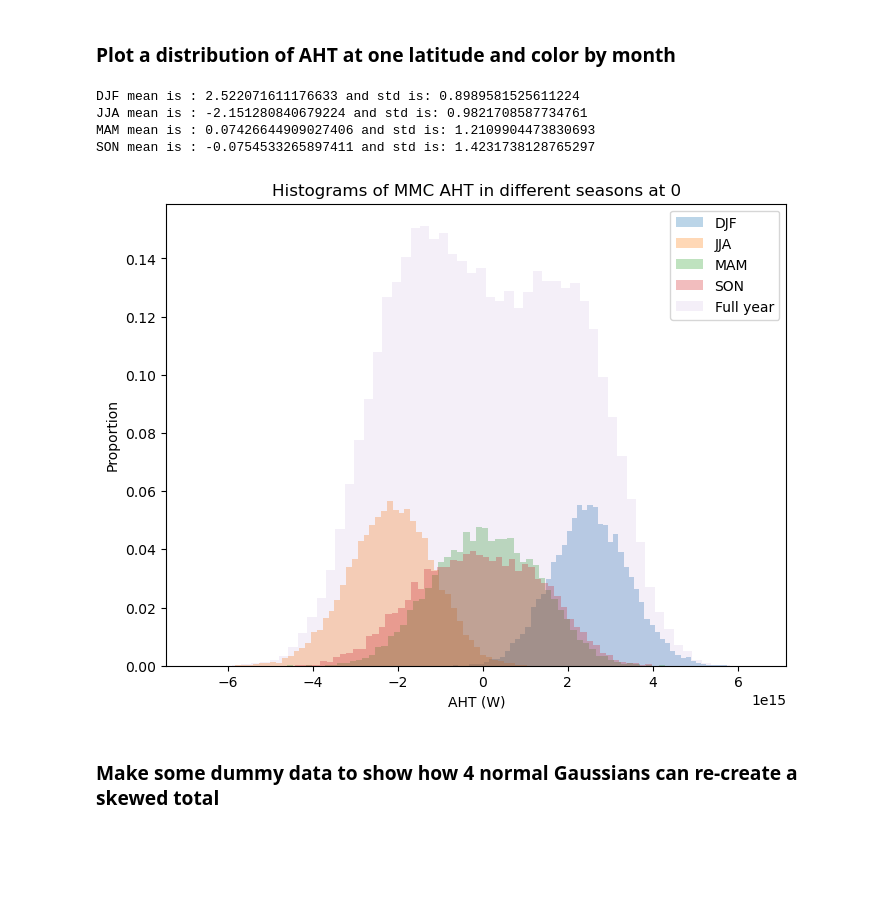
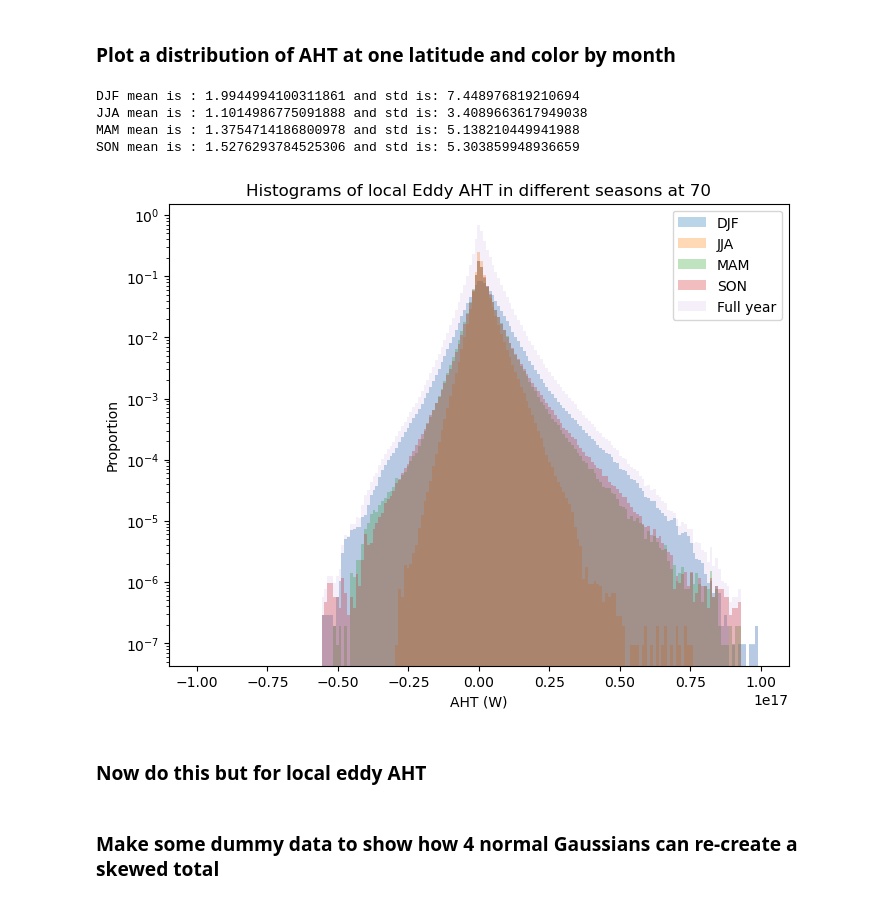
Before and after one commit to tylersc/ERA5_aht, a Jupyter notebook: AHT_seasons_distributions.ipynb, the cells around one changed output. Drawn from its saved outputs; the diff is of its cells as text; code cells hidden in the pictures; blank space fills up the shorter version.

Commit message:
Updating some plots

```diff
--- a/AHT_seasons_distributions.ipynb
+++ b/AHT_seasons_distributions.ipynb
@@ -57,7 +54,7 @@ season_color_dict = dict(zip(seasons, season_colors))
 fig, axs = plt.subplots(2, 2, figsize=(12, 8))
 
 which_lat1 = 40
-which_lat2 = 60
+which_lat2 = -40
 
 
 eddy_aht_grouped = aht_ds.eddy_aht.groupby('time.season')
@@ -128,30 +125,45 @@ plt.show()
 # %%
 plt.figure(figsize=(8,6))
 
-which_lat = 0
+which_lat = 70
 
-eddy_aht_grouped = aht_ds.mmc_aht.sel(latitude=which_lat).groupby('time.season')
+aht_ds_local = xr.open_dataset('aht_time_series/era5_aht_time_series_' + str(which_lat) + 'deg.nc')
+
+eddy_aht_grouped = aht_ds_local.eddy_aht.groupby('time.season')
+
+bin_edges = np.linspace(-1e17, 1e17, 200)
+
+colors = ['r', 'g', 'b', 'y']
+
 #print(eddy_aht_grouped)
-for sea in ['DJF', 'JJA', 'MAM', 'SON']:
-    eddy_aht = eddy_aht_grouped[sea]
-    print(sea + ' mean is : ' + str(np.mean(eddy_aht.values/1e15))+ ' and std is: ' + str(np.std(eddy_aht.values/1e15)))
-    plt.hist(eddy_aht, weights=np.ones(len(eddy_aht)) / len(eddy_aht), bins=60, alpha=0.3, label=sea)
+for idx, sea in enumerate(['DJF', 'JJA', 'MAM', 'SON']):
+    eddy_aht = eddy_aht_grouped[sea].values.flatten()
+    print(sea + ' mean is : ' + str(np.mean(eddy_aht/1e15))+ ' and std is: ' + str(np.std(eddy_aht/1e15)))
 
-full_year_data = aht_ds.mmc_aht.sel(latitude=which_lat)
-plt.hist(full_year_data, weights=4*np.ones(len(full_year_data)) / len(full_year_data), bins=60, alpha=0.1, label='Full year')
+    #era_fncts.plot_hist_and_gauss(plt, eddy_aht, colors[idx],
+                              #which_bins=bin_edges, label=sea)
+    plt.hist(eddy_aht, weights=np.ones(len(eddy_aht)) / len(eddy_aht), bins=bin_edges, alpha=0.3, label=sea)
+
+full_year_data = aht_ds_local.eddy_aht.values.flatten()
+#era_fncts.plot_hist_and_gauss(plt, full_year_data, 'k',
+                              #which_bins=bin_edges, label='Full Year')
+
+plt.hist(full_year_data, weights=4*np.ones(len(full_year_data)) / len(full_year_data), bins=bin_edges, alpha=0.1, label='Full year')
 plt.legend(loc=0)
 plt.xlabel('AHT (W)')
 
 plt.ylabel('Proportion')
 
-plt.title('Histograms of MMC AHT in different seasons at ' + str(which_lat))
+plt.title('Histograms of local Eddy AHT in different seasons at ' + str(which_lat))
 
 #plt.savefig('figures/2_8_22_meeting/mmc_aht_distributions_seasons_' + str(which_lat) +'deg')
-
+plt.yscale('log')
 plt.show()
 # %% [output]
-DJF mean is : 2.522071611176633 and std is: 0.8989581525611224
-JJA mean is : -2.151280840679224 and std is: 0.9821708587734761
-MAM mean is : 0.07426644909027406 and std is: 1.2109904473830693
-SON mean is : -0.0754533265897411 and std is: 1.4231738128765297
+DJF mean is : 1.9944994100311861 and std is: 7.448976819210694
+JJA mean is : 1.1014986775091888 and std is: 3.4089663617949038
+MAM mean is : 1.3754714186800978 and std is: 5.138210449941988
+SON mean is : 1.5276293784525306 and std is: 5.303859948936659
-[figure, old version]
+[figure, new version]
+# %% [markdown]
+### Now do this but for local eddy AHT
```
Also changed, not shown: parts of 3 cells of this notebook, 1 other file.
